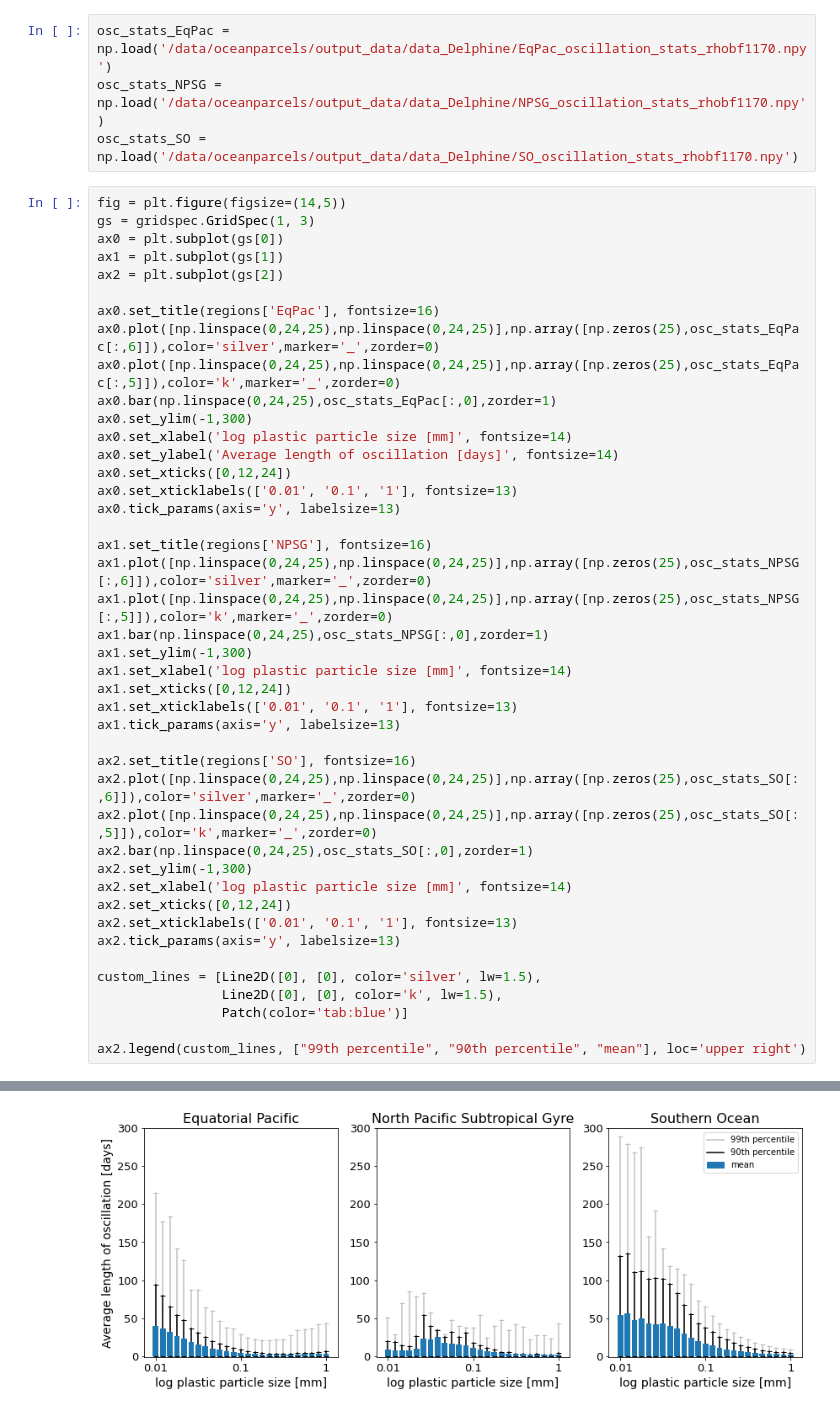
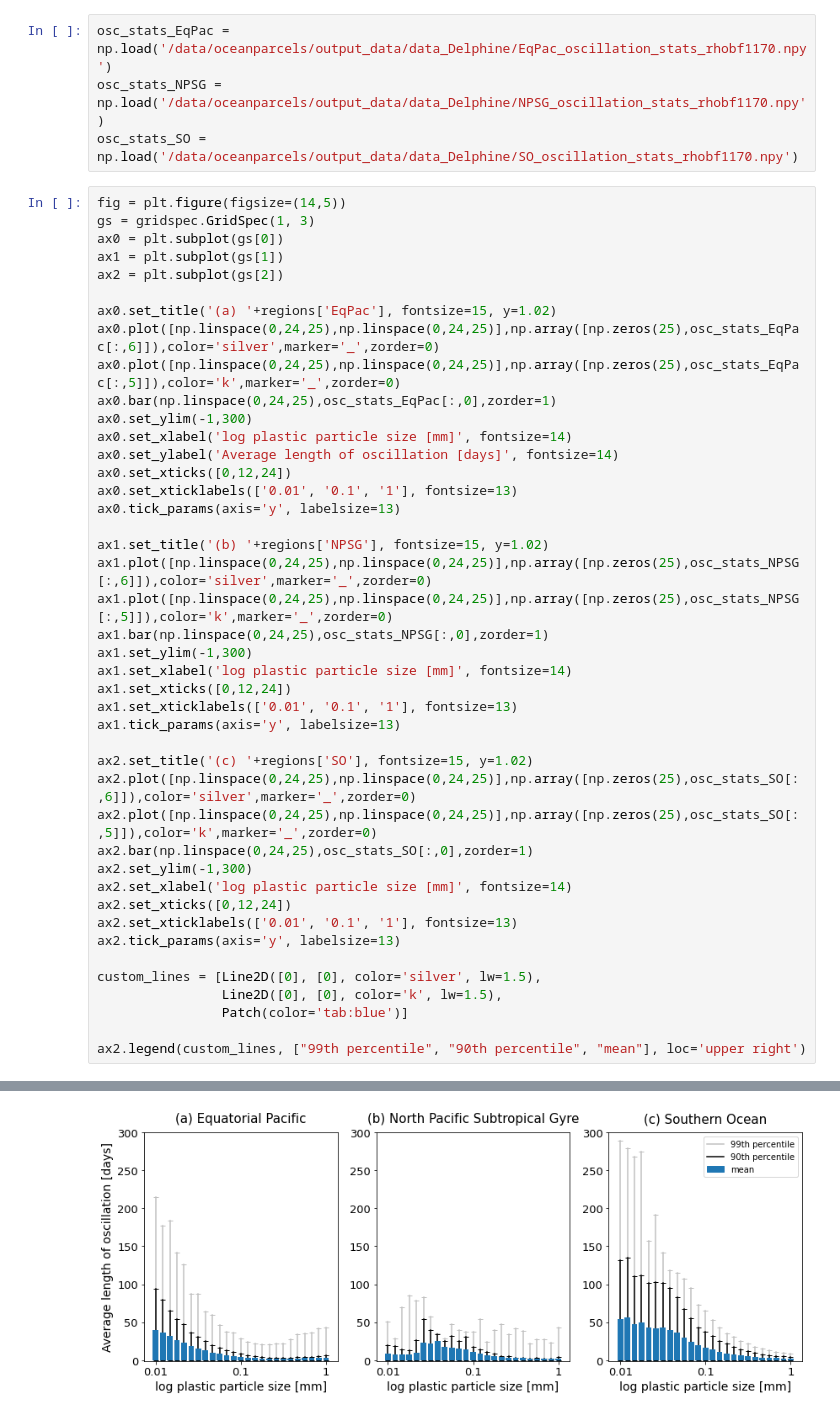
Before and after one commit to OceanParcels/biofouling_3dtransport_2, a Jupyter notebook: Analysis/Oscillations.ipynb, the cells around one changed output, grey strips where cells are left out. Drawn from its saved outputs; the diff is of its cells as text.

```diff
--- a/Analysis/Oscillations.ipynb
+++ b/Analysis/Oscillations.ipynb
@@ -151,7 +151,7 @@ ax0 = plt.subplot(gs[0])
 ax1 = plt.subplot(gs[1])
 ax2 = plt.subplot(gs[2])
 
-ax0.set_title(regions['EqPac'], fontsize=16)
+ax0.set_title('(a) '+regions['EqPac'], fontsize=15, y=1.02)
 ax0.plot([np.linspace(0,24,25),np.linspace(0,24,25)],np.array([np.zeros(25),osc_stats_EqPac[:,6]]),color='silver',marker='_',zorder=0)
 ax0.plot([np.linspace(0,24,25),np.linspace(0,24,25)],np.array([np.zeros(25),osc_stats_EqPac[:,5]]),color='k',marker='_',zorder=0)
 ax0.bar(np.linspace(0,24,25),osc_stats_EqPac[:,0],zorder=1)
@@ -160,33 +160,33 @@ ax0.set_xlabel('log plastic particle size [mm]', fontsize=14)
 ax0.set_ylabel('Average length of oscillation [days]', fontsize=14)
 ax0.set_xticks([0,12,24])
 ax0.set_xticklabels(['0.01', '0.1', '1'], fontsize=13)
 ax0.tick_params(axis='y', labelsize=13)
 
-ax1.set_title(regions['NPSG'], fontsize=16)
+ax1.set_title('(b) '+regions['NPSG'], fontsize=15, y=1.02)
 ax1.plot([np.linspace(0,24,25),np.linspace(0,24,25)],np.array([np.zeros(25),osc_stats_NPSG[:,6]]),color='silver',marker='_',zorder=0)
 ax1.plot([np.linspace(0,24,25),np.linspace(0,24,25)],np.array([np.zeros(25),osc_stats_NPSG[:,5]]),color='k',marker='_',zorder=0)
 ax1.bar(np.linspace(0,24,25),osc_stats_NPSG[:,0],zorder=1)
 ax1.set_ylim(-1,300)
 ax1.set_xlabel('log plastic particle size [mm]', fontsize=14)
 ax1.set_xticks([0,12,24])
 ax1.set_xticklabels(['0.01', '0.1', '1'], fontsize=13)
 ax1.tick_params(axis='y', labelsize=13)
 
-ax2.set_title(regions['SO'], fontsize=16)
+ax2.set_title('(c) '+regions['SO'], fontsize=15, y=1.02)
 ax2.plot([np.linspace(0,24,25),np.linspace(0,24,25)],np.array([np.zeros(25),osc_stats_SO[:,6]]),color='silver',marker='_',zorder=0)
 ax2.plot([np.linspace(0,24,25),np.linspace(0,24,25)],np.array([np.zeros(25),osc_stats_SO[:,5]]),color='k',marker='_',zorder=0)
 ax2.bar(np.linspace(0,24,25),osc_stats_SO[:,0],zorder=1)
 ax2.set_ylim(-1,300)
 ax2.set_xlabel('log plastic particle size [mm]', fontsize=14)
 ax2.set_xticks([0,12,24])
 ax2.set_xticklabels(['0.01', '0.1', '1'], fontsize=13)
 ax2.tick_params(axis='y', labelsize=13)
 
 custom_lines = [Line2D([0], [0], color='silver', lw=1.5),
                 Line2D([0], [0], color='k', lw=1.5),
                 Patch(color='tab:blue')]
 
 ax2.legend(custom_lines, ["99th percentile", "90th percentile", "mean"], loc='upper right')
 # %% [output]
 <matplotlib.legend.Legend at 0x...>
-[figure, old version]
+[figure, new version]
```
Also changed, not shown: 1 other file.
